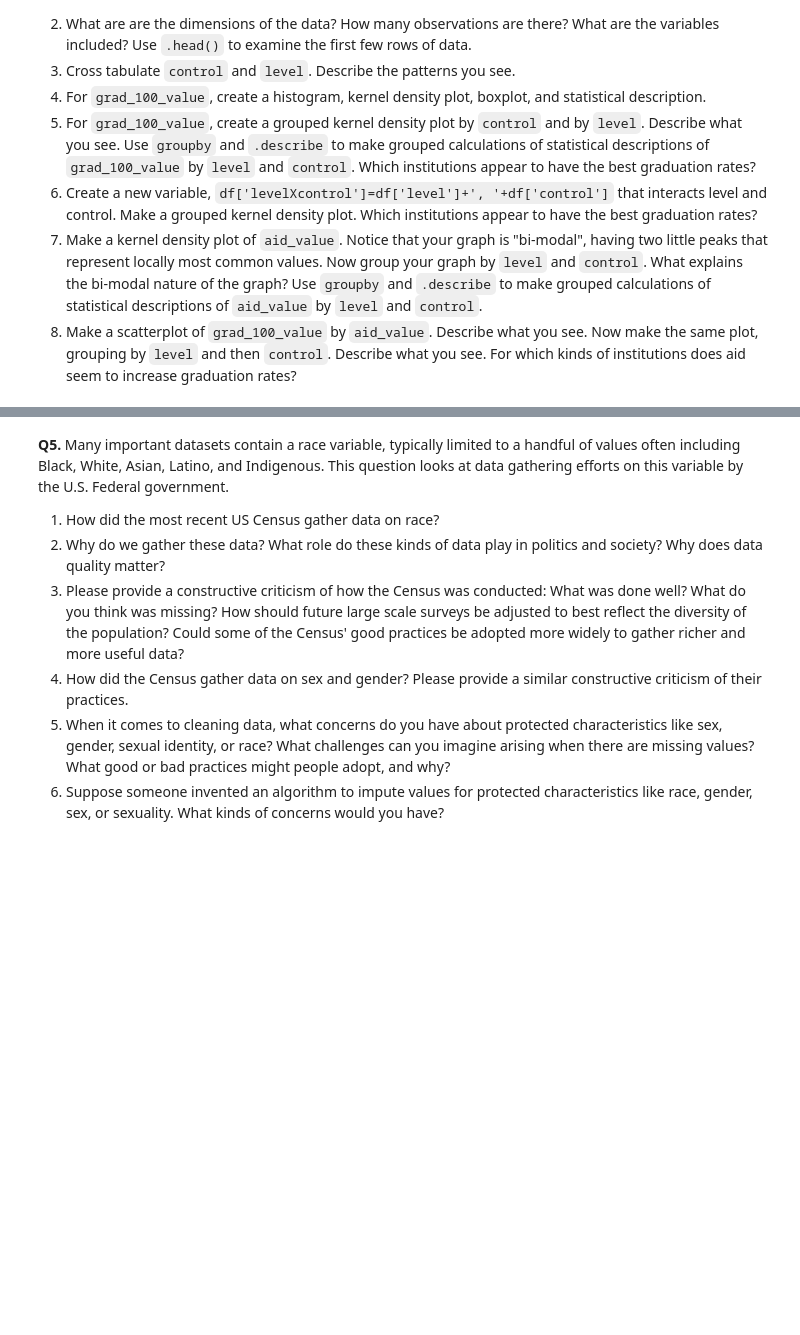
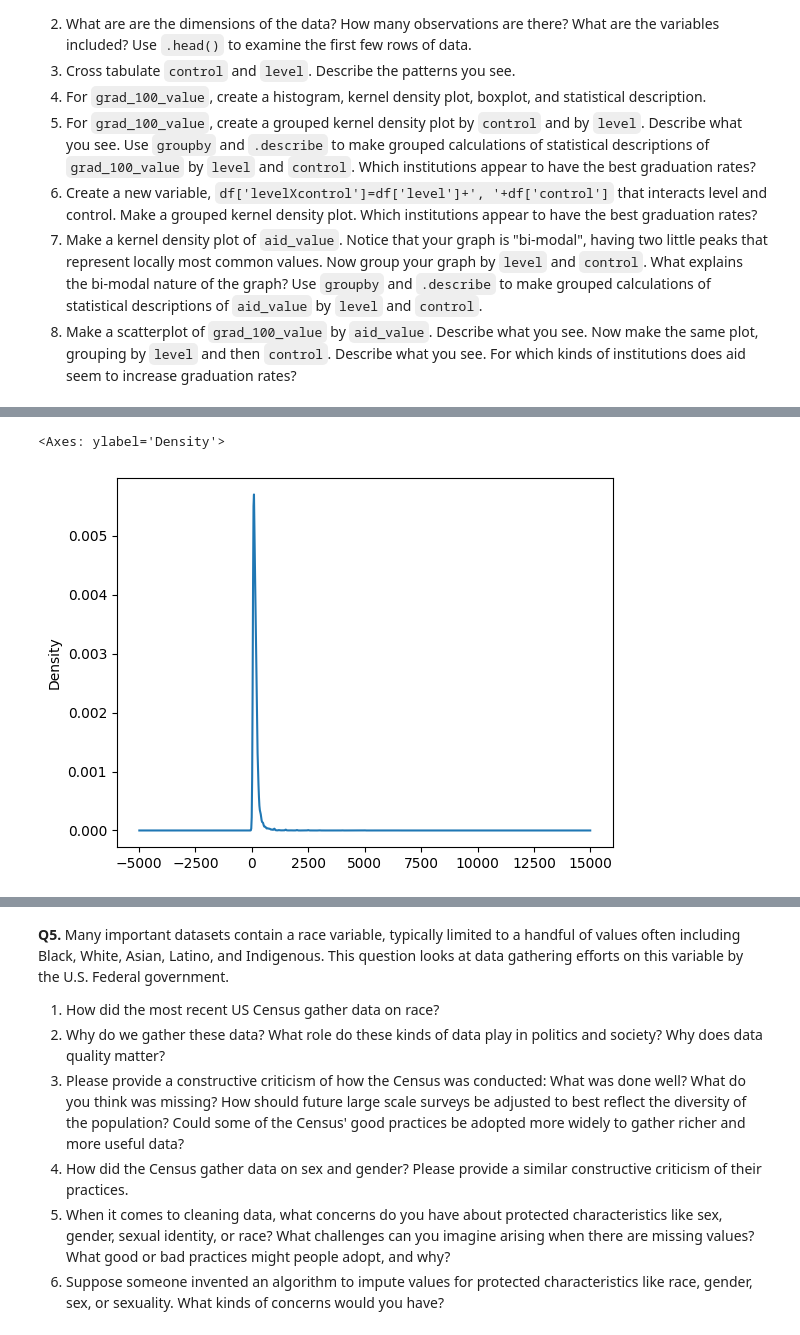
Before and after one commit to MKhour/DS3001, a Jupyter notebook: assignment2.ipynb, the cells around one changed output, grey strips where cells are left out. Drawn from its saved outputs; the diff is of its cells as text; code cells hidden in the pictures; blank space fills up the shorter version.

```diff
--- a/assignment2.ipynb
+++ b/assignment2.ipynb
@@ -403,0 +490,6 @@ The "relevant" variables for this question are:
+# %%
+# kernel density for price
+airbnb["Price"].plot.density()
+# %% [output]
+<Axes: ylabel='Density'>
+[figure, added]
```
Also changed, not shown: parts of 54 cells of this notebook.
